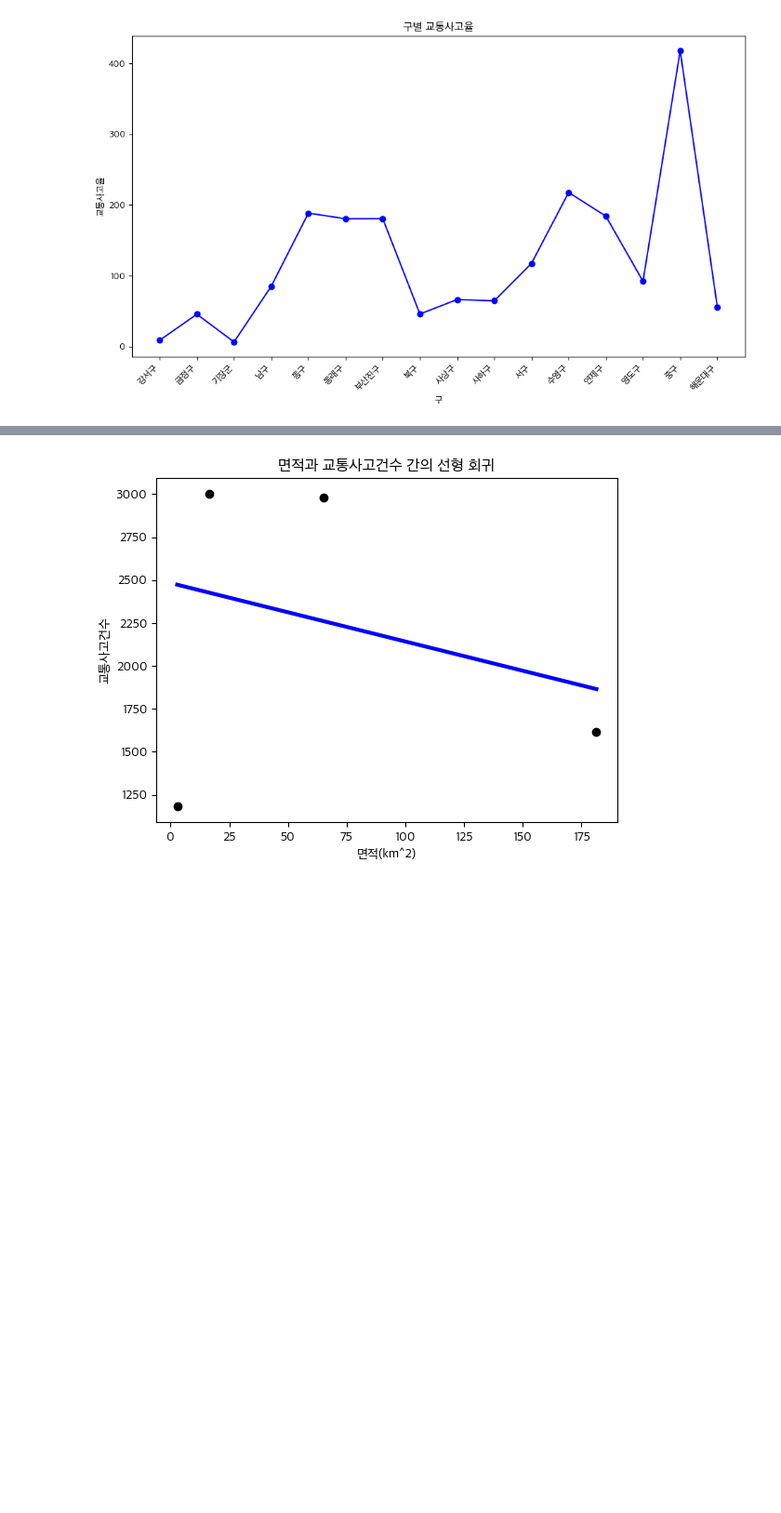
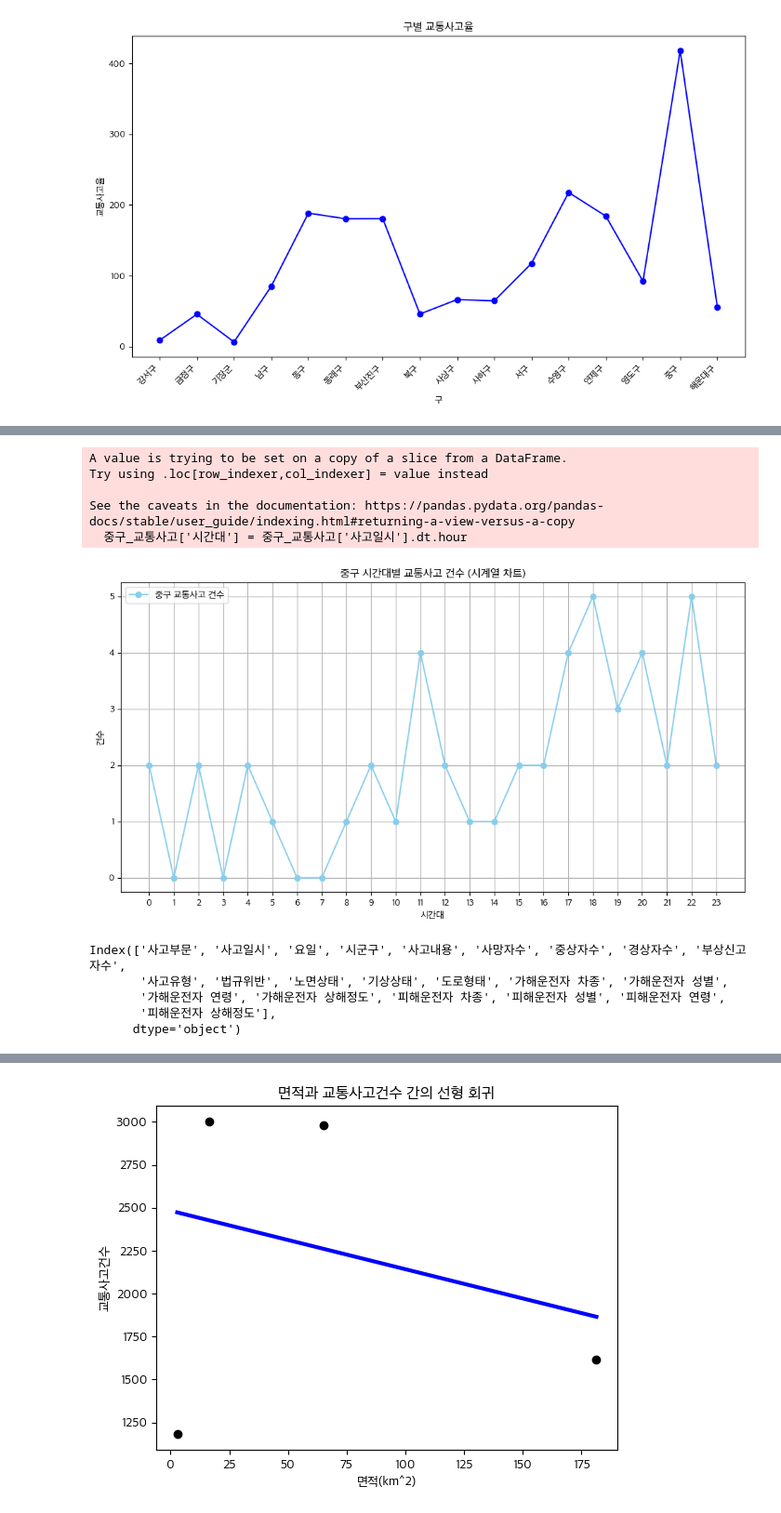
Before and after one commit to sonyuyoung/Weather-and-traffic-accidents, a Jupyter notebook: 유영/0123.ipynb, the cells around one changed output, grey strips where cells are left out. Shown at 93% size. Drawn from its saved outputs; the diff is of its cells as text; code cells hidden in the pictures; blank space fills up the shorter version.

```diff
--- a/유영/0123.ipynb
+++ b/유영/0123.ipynb
@@ -737,0 +894,54 @@ plt.show()
+# %%
+import pandas as pd
+import matplotlib.pyplot as plt
+
+# CSV 파일 경로
+file_path = '교통사고2.csv'
+
+# CSV 파일 읽기 (encoding 지정)
+df = pd.read_csv(file_path, delimiter=',', nrows=1000)
+
+# '시군구' 열의 NaN 값을 'Unknown'으로 대체
+df['시군구'] = df['시군구'].fillna('Unknown')
+
+# '사고일시' 열을 datetime 형식으로 변환
+df['사고일시'] = pd.to_datetime(df['사고일시'], format='%Y년 %m월 %d일 %H시')
+
+# '시군구' 열이 중구인 행만 선택
+중구_교통사고 = df[df['시군구'].str.contains('중구')]
+
+# '시간대' 컬럼 추가
+중구_교통사고['시간대'] = 중구_교통사고['사고일시'].dt.hour
+
+# 시간대별 교통사고 수 계산
+시간대별_교통사고수 = 중구_교통사고['시간대'].value_counts().sort_index()
+
+# 중구 전체 교통사고 수 계산
+전체_교통사고수 = df['사고일시'].dt.hour.value_counts().sort_index()
+
+# 시간대가 0부터 23까지인 데이터만 선택
+시간대별_교통사고수 = 시간대별_교통사고수.reindex(range(24), fill_value=0)
+
+# 시계열 차트 그리기
+plt.figure(figsize=(12, 6))
+plt.plot(range(24), 시간대별_교통사고수, marker='o', label='중구 교통사고 건수', color='skyblue')
+plt.title('중구 시간대별 교통사고 건수 (시계열 차트)')
+plt.xlabel('시간대')
+plt.ylabel('건수')
+plt.xticks(range(24))  # x축에 고정된 범위의 시간대 표시
+plt.legend()
+plt.grid(True)
+plt.show()
+print(df.columns)
+# %% [output]
+A value is trying to be set on a copy of a slice from a DataFrame.
+Try using .loc[row_indexer,col_indexer] = value instead
+
+See the caveats in the documentation: https://pandas.pydata.org/pandas-docs/stable/user_guide/indexing.html#returning-a-view-versus-a-copy
+  중구_교통사고['시간대'] = 중구_교통사고['사고일시'].dt.hour
+[figure, added]
+Index(['사고부문', '사고일시', '요일', '시군구', '사고내용', '사망자수', '중상자수', '경상자수', '부상신고자수',
+       '사고유형', '법규위반', '노면상태', '기상상태', '도로형태', '가해운전자 차종', '가해운전자 성별',
+       '가해운전자 연령', '가해운전자 상해정도', '피해운전자 차종', '피해운전자 성별', '피해운전자 연령',
+       '피해운전자 상해정도'],
+      dtype='object')
```
Also changed, not shown: parts of 22 cells of this notebook, 35 other files.
